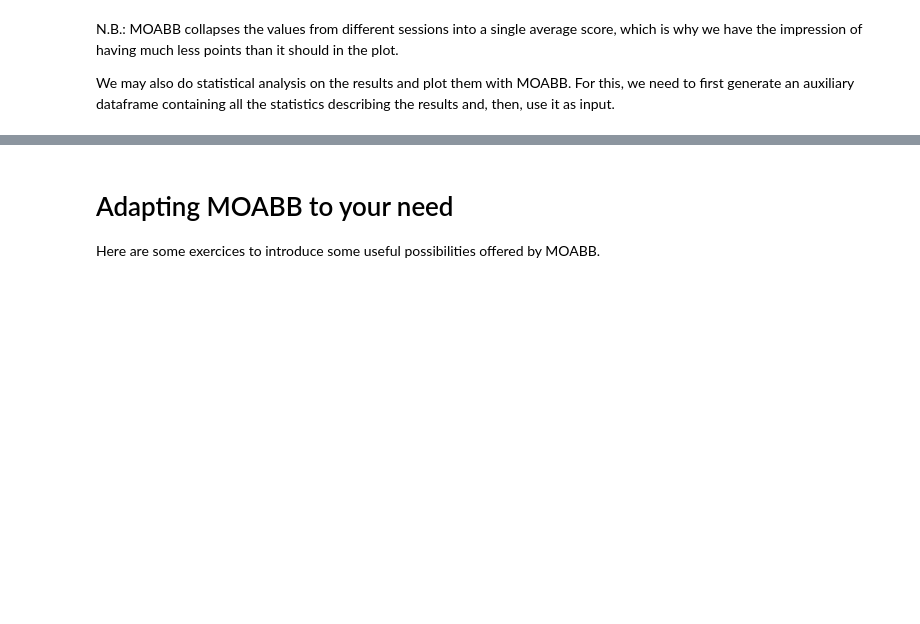
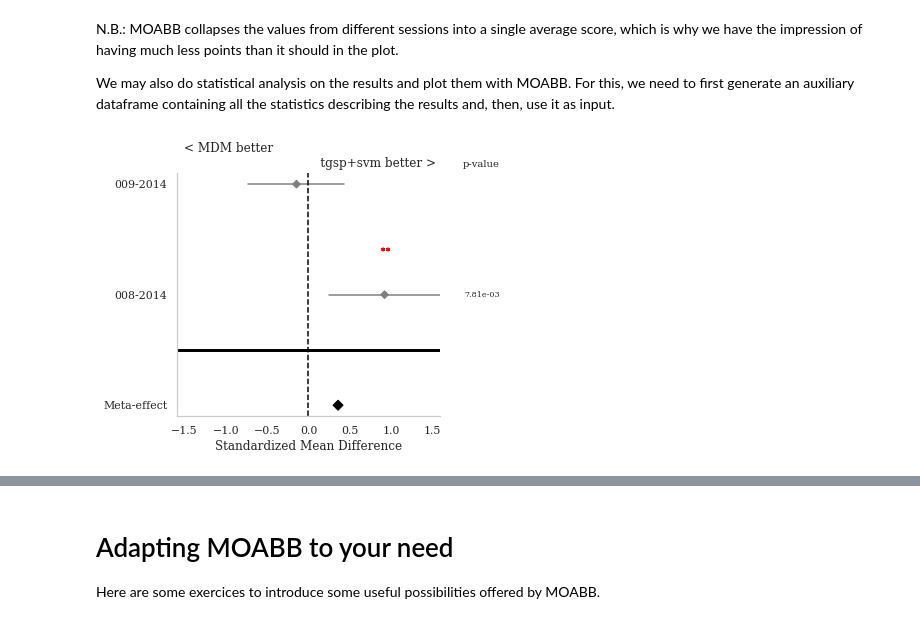
Before and after one commit to sylvchev/moabb_minischool, a Jupyter notebook: notebooks/2_Minischool_P300_Benchmarks.ipynb, the cells around one changed output, grey strips where cells are left out. Cells and saved outputs as stored; diff of their text form; code cells hidden in the pictures; blank space fills up the shorter version.

```diff
--- a/notebooks/2_Minischool_P300_Benchmarks.ipynb
+++ b/notebooks/2_Minischool_P300_Benchmarks.ipynb
@@ -65,12 +69,14 @@ We may also do statistical analysis on the results and plot them with MOABB. For
 # %%
 from moabb.analysis.meta_analysis import compute_dataset_statistics
 from moabb.analysis.plotting import meta_analysis_plot
 
 stats_df = compute_dataset_statistics(results)
 alg1 = 'tgsp+svm'
 alg2 = 'MDM'
 fig = meta_analysis_plot(stats_df, alg1, alg2)
-fig.set_size_inches(8,7)
+fig.set_size_inches(6, 5)
+# %% [output]
+[figure, added]
 # %%
 from moabb.analysis.meta_analysis import find_significant_differences
 from moabb.analysis.plotting import summary_plot
```
Also changed, not shown: parts of 5 cells of this notebook, 2 other files.
